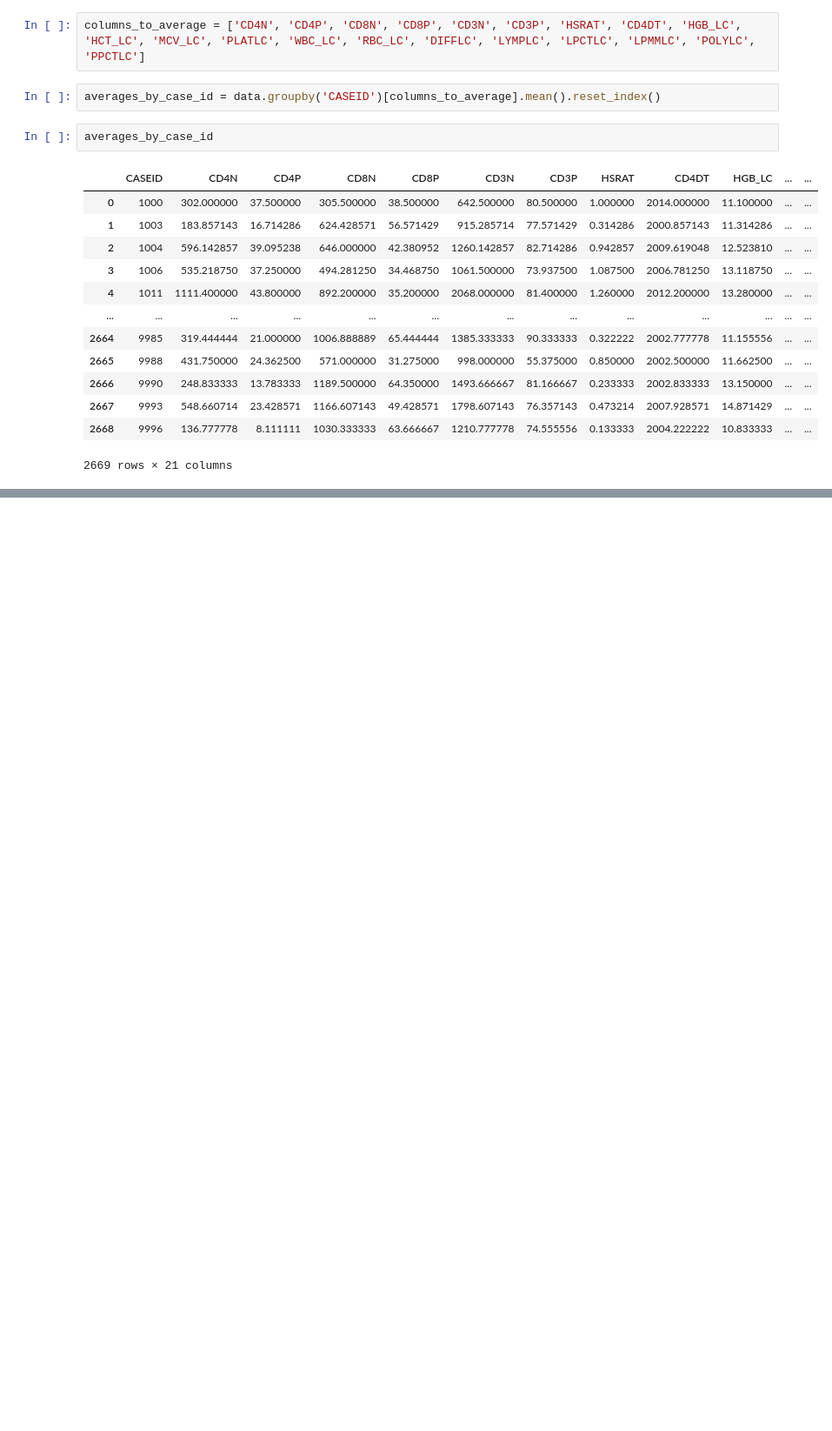
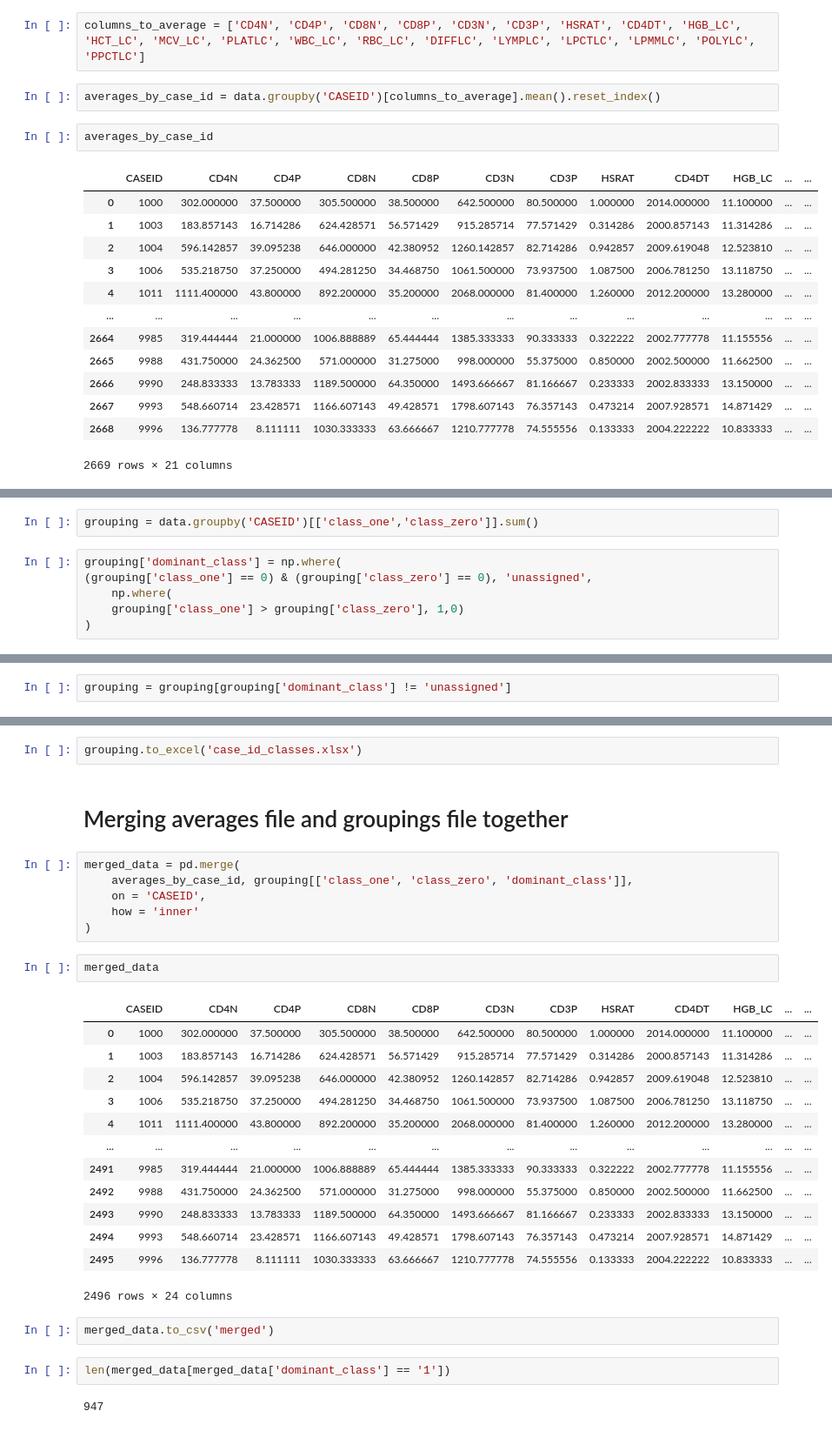
Before and after one commit to hamiddastgir/Machine-Learning-for-HIV-Drug-Optimization, a Jupyter notebook: code.ipynb, the cells around one changed output, grey strips where cells are left out. Shown at 87% size. Saved outputs shown, nothing was run; the diff lists cells and outputs as text; blank space fills up the shorter version.

```diff
--- a/code.ipynb
+++ b/code.ipynb
@@ -107,0 +113,8 @@ averages_by_case_id
+# %%
+grouping = data.groupby('CASEID')[['class_one','class_zero']].sum()
+# %%
+grouping['dominant_class'] = np.where(
+(grouping['class_one'] == 0) & (grouping['class_zero'] == 0), 'unassigned',
+    np.where(
+    grouping['class_one'] > grouping['class_zero'], 1,0)
+)
@@ -107,0 +125,2 @@ averages_by_case_id
+# %%
+grouping = grouping[grouping['dominant_class'] != 'unassigned']
@@ -107,0 +148,32 @@ averages_by_case_id
+# %%
+grouping.to_excel('case_id_classes.xlsx')
+# %% [markdown]
+# Merging averages file and groupings file together
+# %%
+merged_data = pd.merge(
+    averages_by_case_id, grouping[['class_one', 'class_zero', 'dominant_class']],
+    on = 'CASEID',
+    how = 'inner'
+)
+# %%
+merged_data
+# %% [output]
+|  | CASEID | CD4N | CD4P | CD8N | CD8P | CD3N | CD3P | HSRAT | CD4DT | HGB_LC | ... | ... |
+| 0 | 1000 | 302.000000 | 37.500000 | 305.500000 | 38.500000 | 642.500000 | 80.500000 | 1.000000 | 2014.000000 | 11.100000 | ... | ... |
+| 1 | 1003 | 183.857143 | 16.714286 | 624.428571 | 56.571429 | 915.285714 | 77.571429 | 0.314286 | 2000.857143 | 11.314286 | ... | ... |
+| 2 | 1004 | 596.142857 | 39.095238 | 646.000000 | 42.380952 | 1260.142857 | 82.714286 | 0.942857 | 2009.619048 | 12.523810 | ... | ... |
+| 3 | 1006 | 535.218750 | 37.250000 | 494.281250 | 34.468750 | 1061.500000 | 73.937500 | 1.087500 | 2006.781250 | 13.118750 | ... | ... |
+| 4 | 1011 | 1111.400000 | 43.800000 | 892.200000 | 35.200000 | 2068.000000 | 81.400000 | 1.260000 | 2012.200000 | 13.280000 | ... | ... |
+| ... | ... | ... | ... | ... | ... | ... | ... | ... | ... | ... | ... | ... |
+| 2491 | 9985 | 319.444444 | 21.000000 | 1006.888889 | 65.444444 | 1385.333333 | 90.333333 | 0.322222 | 2002.777778 | 11.155556 | ... | ... |
+| 2492 | 9988 | 431.750000 | 24.362500 | 571.000000 | 31.275000 | 998.000000 | 55.375000 | 0.850000 | 2002.500000 | 11.662500 | ... | ... |
+| 2493 | 9990 | 248.833333 | 13.783333 | 1189.500000 | 64.350000 | 1493.666667 | 81.166667 | 0.233333 | 2002.833333 | 13.150000 | ... | ... |
+| 2494 | 9993 | 548.660714 | 23.428571 | 1166.607143 | 49.428571 | 1798.607143 | 76.357143 | 0.473214 | 2007.928571 | 14.871429 | ... | ... |
+| 2495 | 9996 | 136.777778 | 8.111111 | 1030.333333 | 63.666667 | 1210.777778 | 74.555556 | 0.133333 | 2004.222222 | 10.833333 | ... | ... |
+2496 rows × 24 columns
+# %%
+merged_data.to_csv('merged')
+# %%
+len(merged_data[merged_data['dominant_class'] == '1'])
+# %% [output]
+947
```
Also changed, not shown: parts of 7 cells of this notebook.
